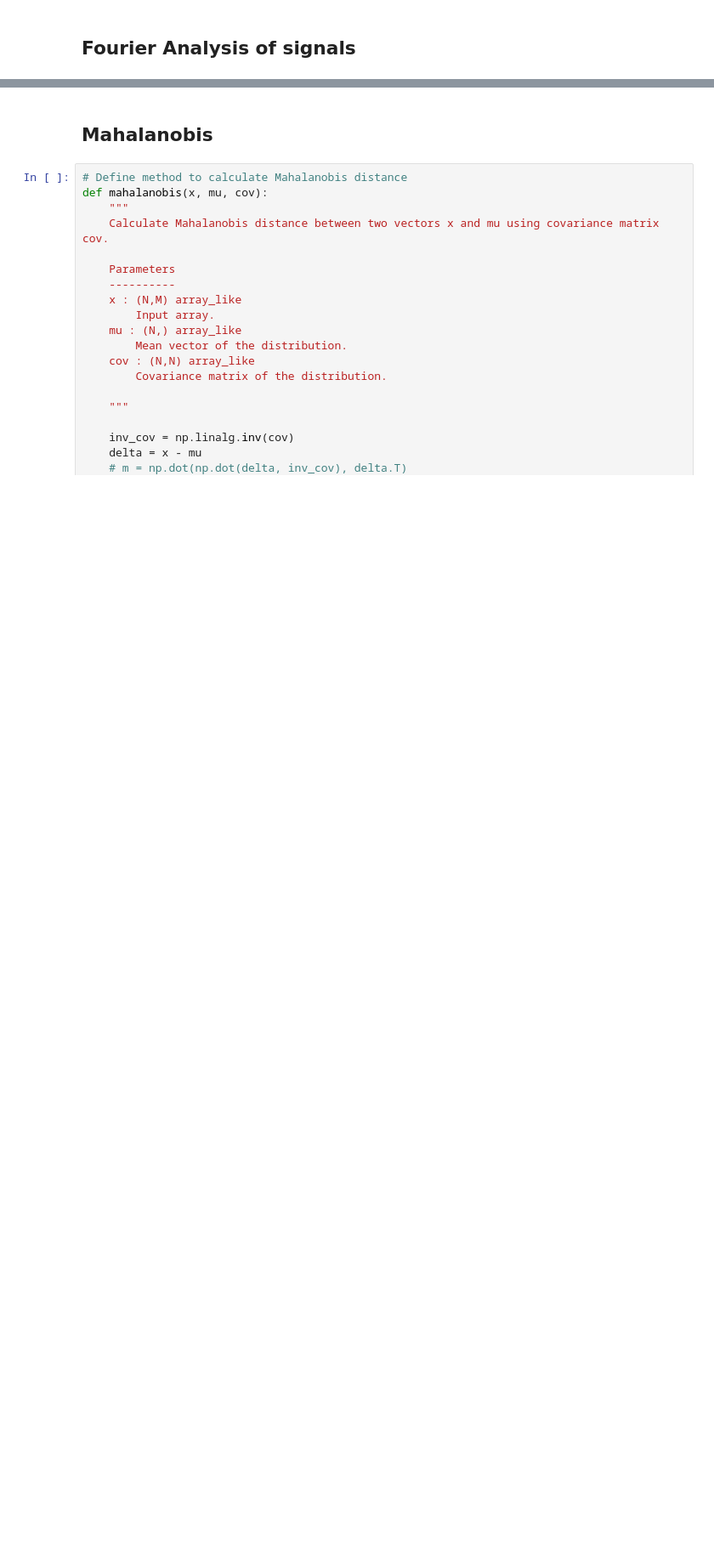
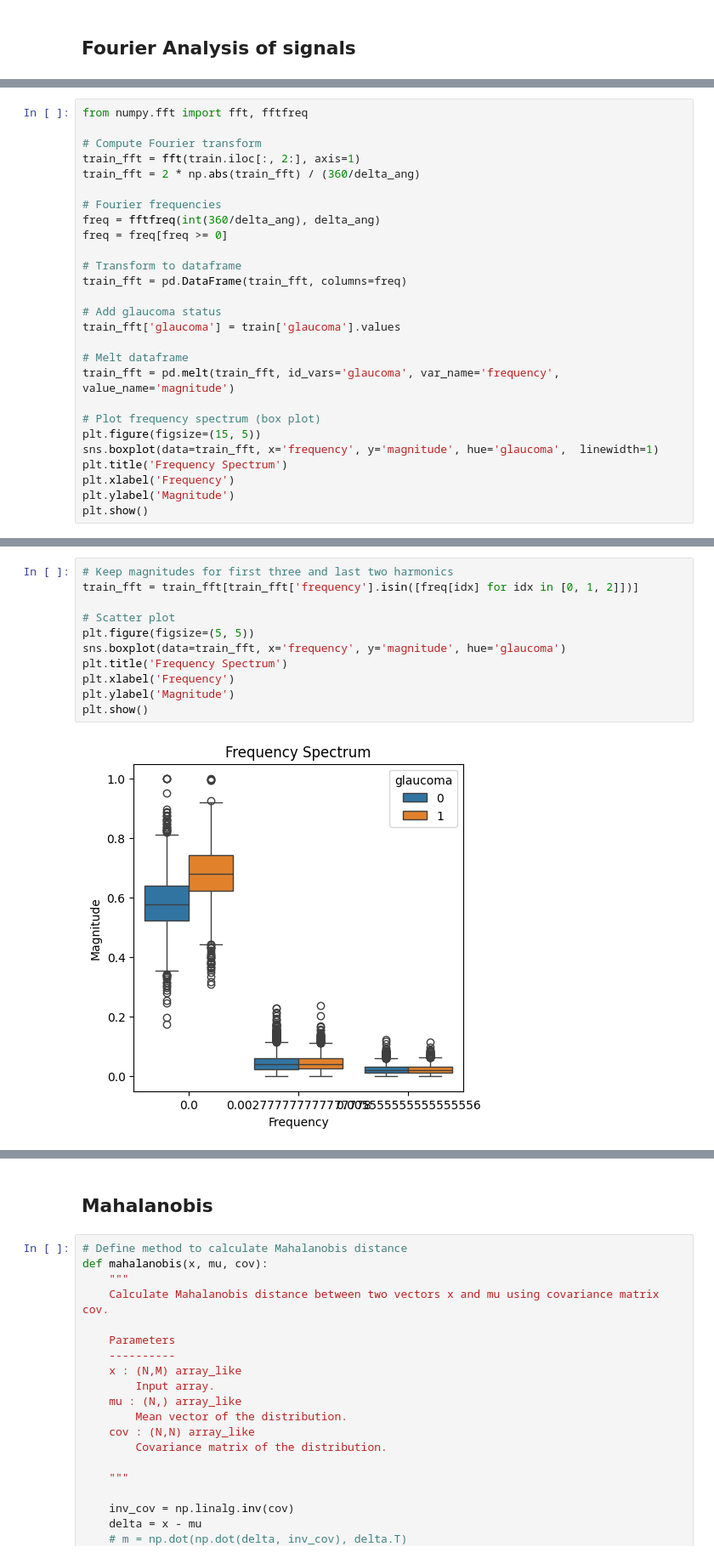
Before and after one commit to Borja21091/Prapillyzer, a Jupyter notebook: notebooks/SMDG_analysis.ipynb, the cells around one changed output, grey strips where cells are left out. Shown at 85% size. Cells and saved outputs as stored; diff of their text form; blank space fills up the shorter version.

```diff
--- a/notebooks/SMDG_analysis.ipynb
+++ b/notebooks/SMDG_analysis.ipynb
@@ -146,0 +118,27 @@ for i, (name, group) in enumerate(df_grouped):
+# %%
+from numpy.fft import fft, fftfreq
+
+# Compute Fourier transform
+train_fft = fft(train.iloc[:, 2:], axis=1)
+train_fft = 2 * np.abs(train_fft) / (360/delta_ang)
+
+# Fourier frequencies
+freq = fftfreq(int(360/delta_ang), delta_ang)
+freq = freq[freq >= 0]
+
+# Transform to dataframe
+train_fft = pd.DataFrame(train_fft, columns=freq)
+
+# Add glaucoma status
+train_fft['glaucoma'] = train['glaucoma'].values
+
+# Melt dataframe
+train_fft = pd.melt(train_fft, id_vars='glaucoma', var_name='frequency', value_name='magnitude')
+
+# Plot frequency spectrum (box plot)
+plt.figure(figsize=(15, 5))
+sns.boxplot(data=train_fft, x='frequency', y='magnitude', hue='glaucoma',  linewidth=1)
+plt.title('Frequency Spectrum')
+plt.xlabel('Frequency')
+plt.ylabel('Magnitude')
+plt.show()
@@ -146,0 +147,13 @@ for i, (name, group) in enumerate(df_grouped):
+# %%
+# Keep magnitudes for first three and last two harmonics
+train_fft = train_fft[train_fft['frequency'].isin([freq[idx] for idx in [0, 1, 2]])]
+
+# Scatter plot
+plt.figure(figsize=(5, 5))
+sns.boxplot(data=train_fft, x='frequency', y='magnitude', hue='glaucoma')
+plt.title('Frequency Spectrum')
+plt.xlabel('Frequency')
+plt.ylabel('Magnitude')
+plt.show()
+# %% [output]
+[figure, added]
```
Also changed, not shown: parts of 13 cells of this notebook.
